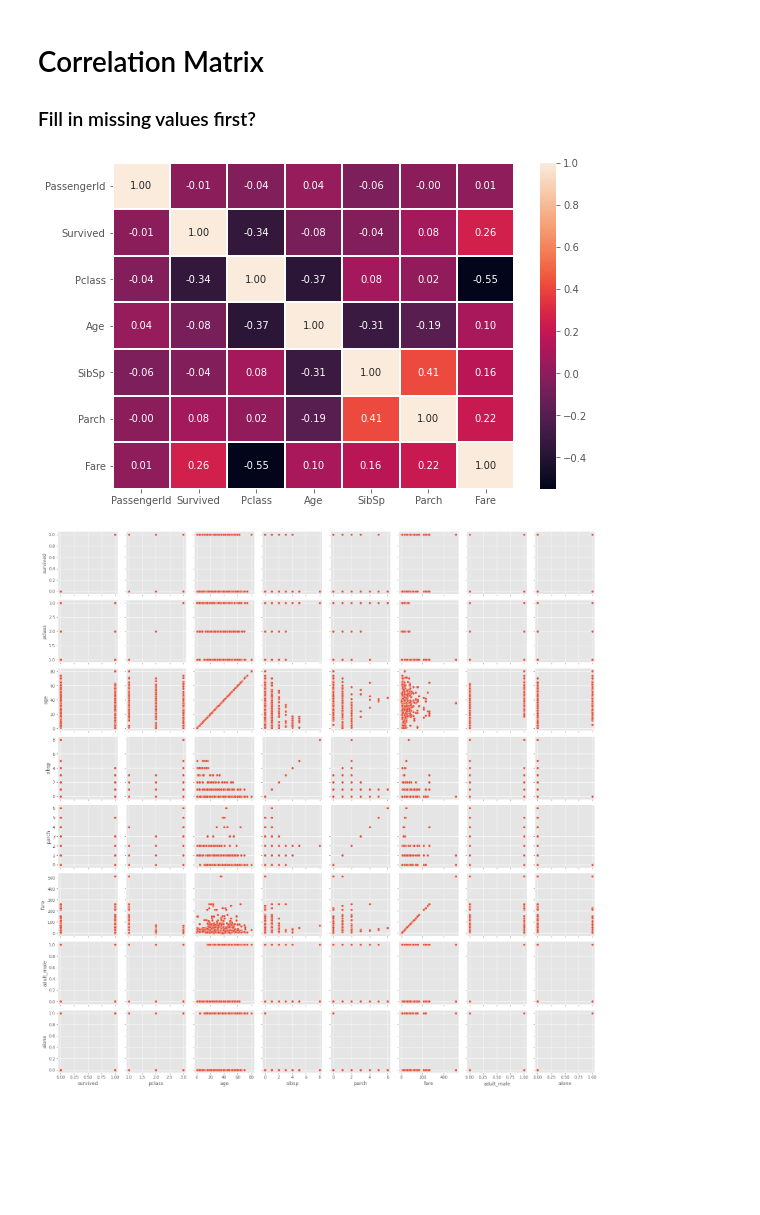
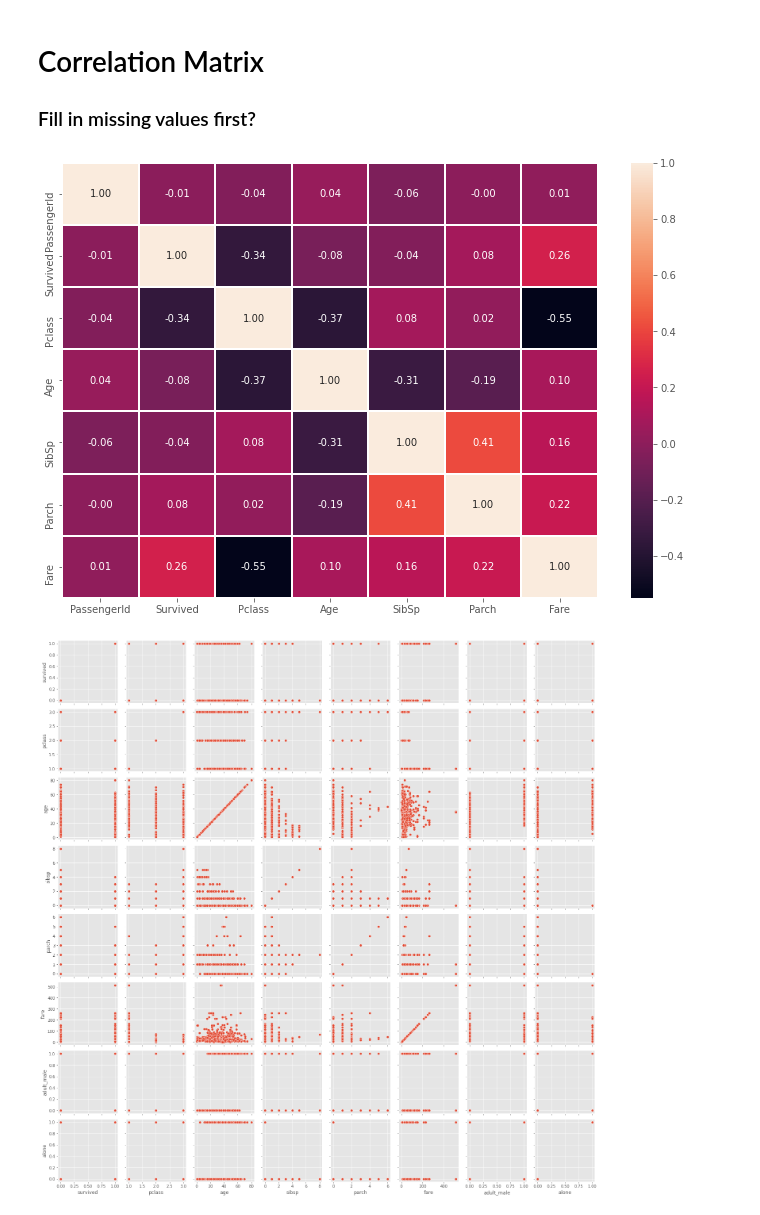
Before and after one commit to melling/ml-kaggle-titanic, a Jupyter notebook: titanic-eda01-biased-outliers.ipynb, the cells around one changed output. Cells and saved outputs as stored; diff of their text form; code cells hidden in the pictures; blank space fills up the shorter version.

```diff
--- a/titanic-eda01-biased-outliers.ipynb
+++ b/titanic-eda01-biased-outliers.ipynb
@@ -90,3 +91,10 @@ TARGET = "Survived"
 ## Theming
 
 Make the EDA configurable so we can reuse with a different style
+# %%
+mpl.rcParams['font.size'] = 16
+
+custom_colors = ["#ffd670","#70d6ff","#ff4d6d","#8338ec","#90cf8e"]
+customPalette = sns.set_palette(sns.color_palette(custom_colors))
+sns.palplot(sns.color_palette(custom_colors),size=1.5)
+plt.tick_params(axis='both', labelsize=0, length = 0)
@@ -490,11 +509,11 @@ sns.boxplot(ax=ax[0, 2], data=train, x='Survived', y='Embarked');
 # %%
 corr = train.corr()
 # %%
-f,ax = plt.subplots(figsize=(9,6))
+f,ax = plt.subplots(figsize=(12,8))
 sns.heatmap(corr, annot = True, linewidths=1.5 , fmt = '.2f',ax=ax)
 plt.show()
 # %% [output]
-[figure, old version]
+[figure, new version]
 # %%
 # https://seaborn.pydata.org/tutorial/axis_grids.html
 
```
Also changed, not shown: parts of 9 cells of this notebook.
